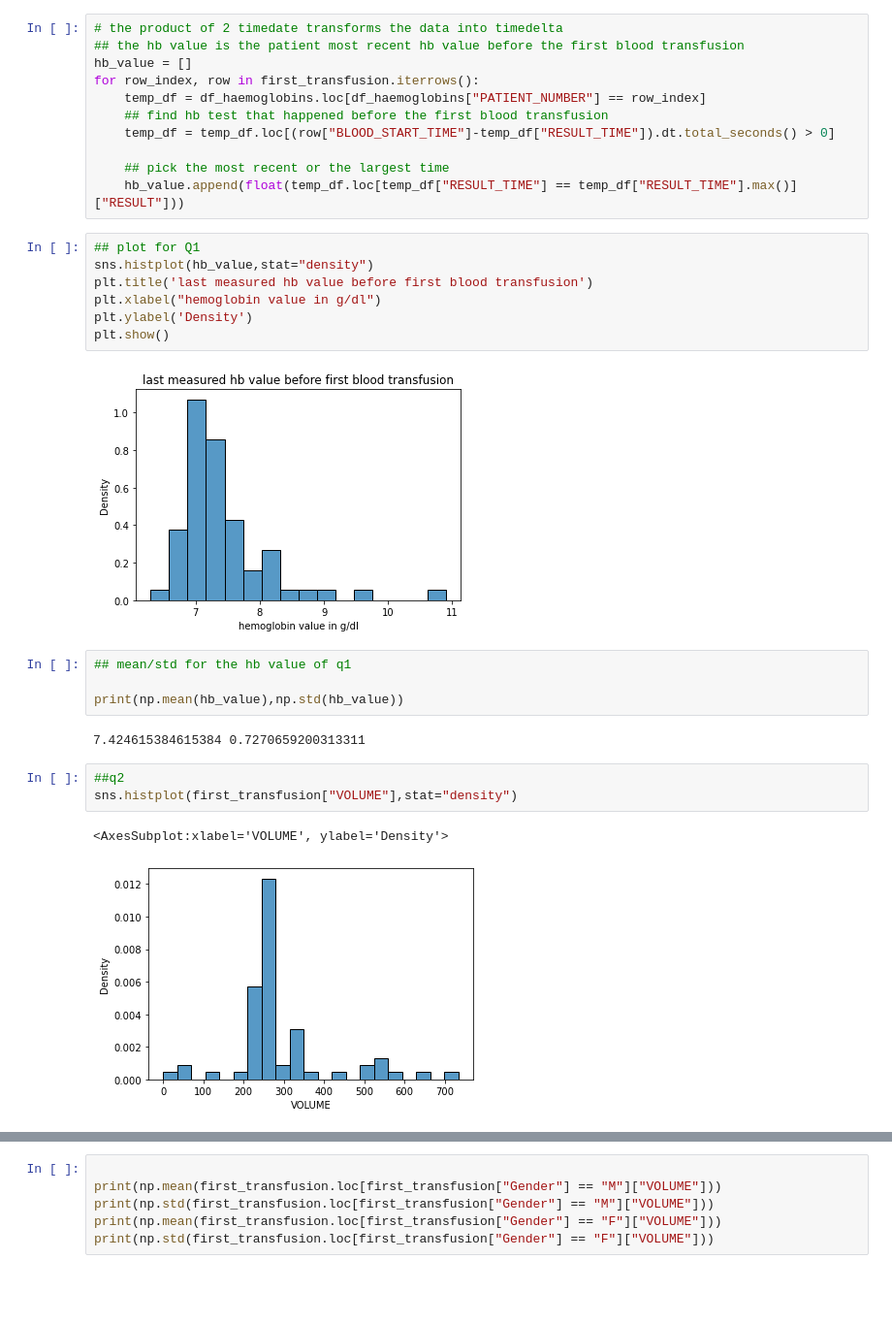
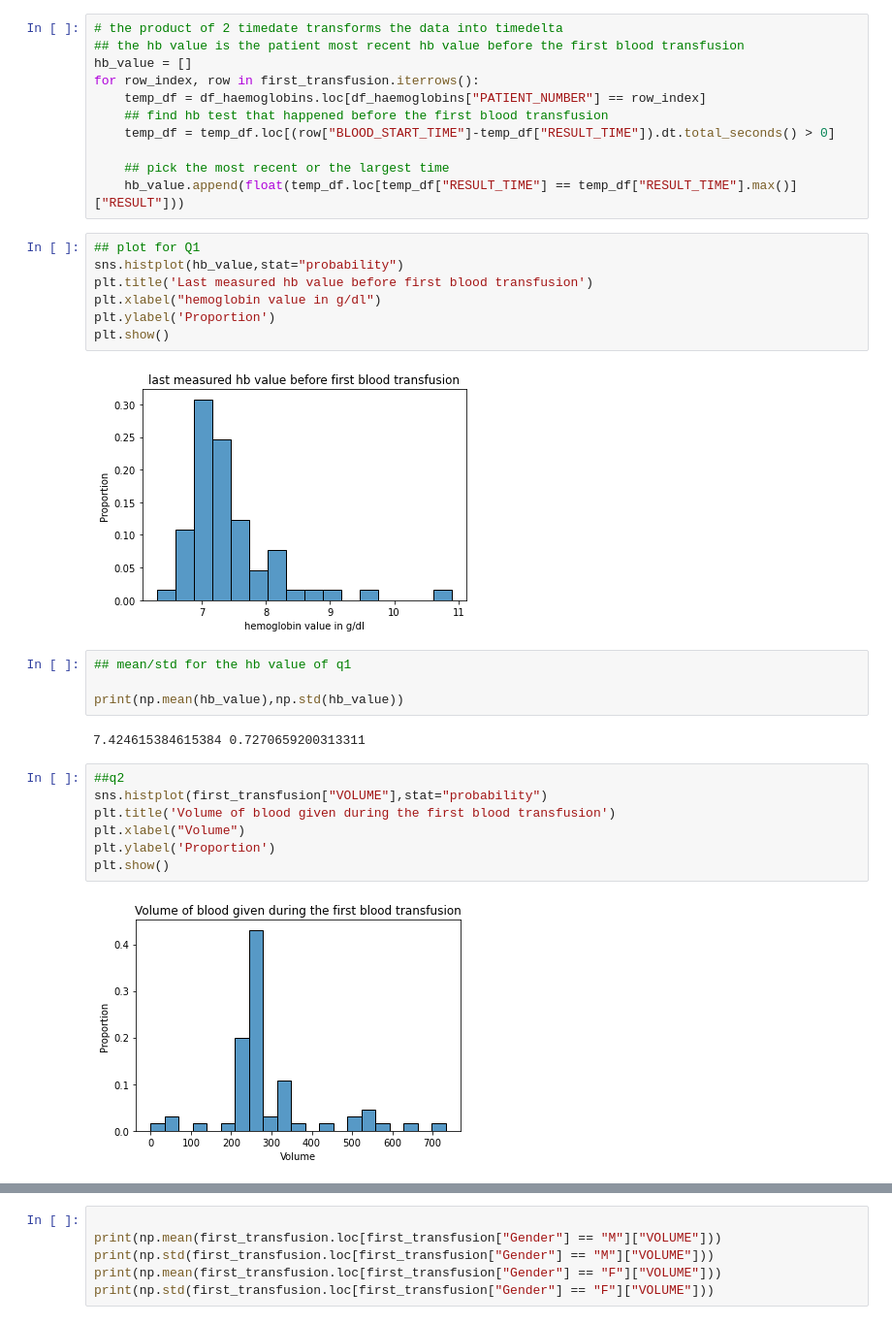
Before and after one commit to lily214754/MIMIC, a Jupyter notebook: EDA/EPIC EDA debug.ipynb, the cells around one changed output, grey strips where cells are left out. Shown at 97% size. Cells and saved outputs as stored; diff of their text form; blank space fills up the shorter version.

Commit message:
Update y axis
Changed y axis from density to proportion

```diff
--- a/EDA/EPIC EDA debug.ipynb
+++ b/EDA/EPIC EDA debug.ipynb
@@ -74,13 +70,13 @@ for row_index, row in first_transfusion.iterrows():
     hb_value.append(float(temp_df.loc[temp_df["RESULT_TIME"] == temp_df["RESULT_TIME"].max()]["RESULT"]))
 # %%
 ## plot for Q1
-sns.histplot(hb_value,stat="density")
-plt.title('last measured hb value before first blood transfusion')
+sns.histplot(hb_value,stat="probability")
+plt.title('Last measured hb value before first blood transfusion')
 plt.xlabel("hemoglobin value in g/dl")
-plt.ylabel('Density')
+plt.ylabel('Proportion')
 plt.show()
 # %% [output]
-[figure, old version]
+[figure, new version]
 # %%
 ## mean/std for the hb value of q1
 
@@ -89,10 +85,13 @@ print(np.mean(hb_value),np.std(hb_value))
 7.424615384615384 0.7270659200313311
 # %%
 ##q2
-sns.histplot(first_transfusion["VOLUME"],stat="density")
+sns.histplot(first_transfusion["VOLUME"],stat="probability")
+plt.title('Volume of blood given during the first blood transfusion')
+plt.xlabel("Volume")
+plt.ylabel('Proportion')
+plt.show()
 # %% [output]
-<AxesSubplot:xlabel='VOLUME', ylabel='Density'>
-[figure, old version]
+[figure, new version]
 # %%
 ## mean/std of total_volume
 np.mean(first_transfusion["VOLUME"])
```
Also changed, not shown: parts of 14 cells of this notebook.
